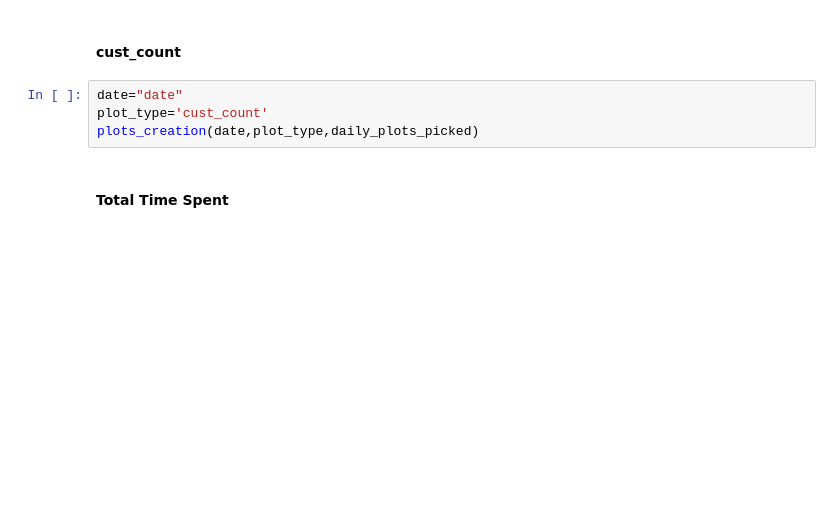
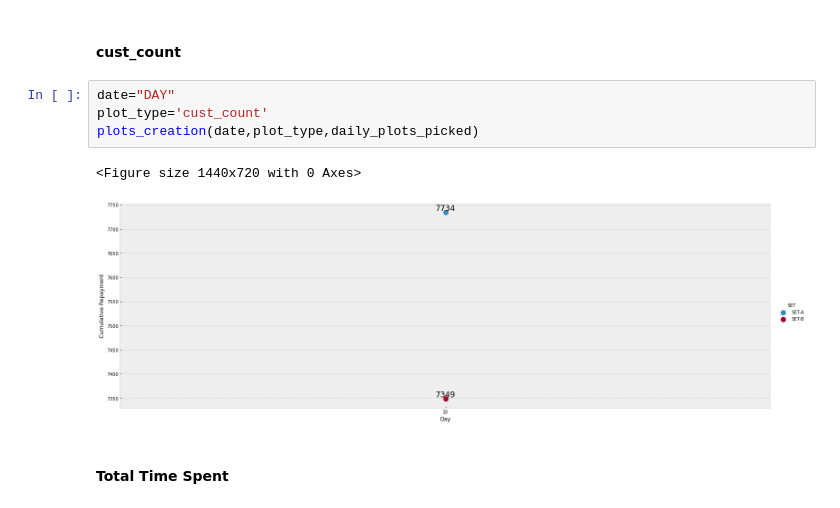
Before and after one commit to praveencg/Intent_To_Pay, a Jupyter notebook: codes/main.ipynb, the cells around one changed output. Cells and saved outputs as stored; diff of their text form; blank space fills up the shorter version.

```diff
--- a/codes/main.ipynb
+++ b/codes/main.ipynb
@@ -429,9 +439,12 @@ plots_creation(date,plot_type,daily_plots_picked)
 # %% [markdown]
 #### cust_count
 # %%
-date="date"
+date="DAY"
 plot_type='cust_count'
 plots_creation(date,plot_type,daily_plots_picked)
+# %% [output]
+<Figure size 1440x720 with 0 Axes>
+[figure, added]
 # %% [markdown]
 #### Total Time Spent
 # %%
```
Also changed, not shown: parts of 9 cells of this notebook.
